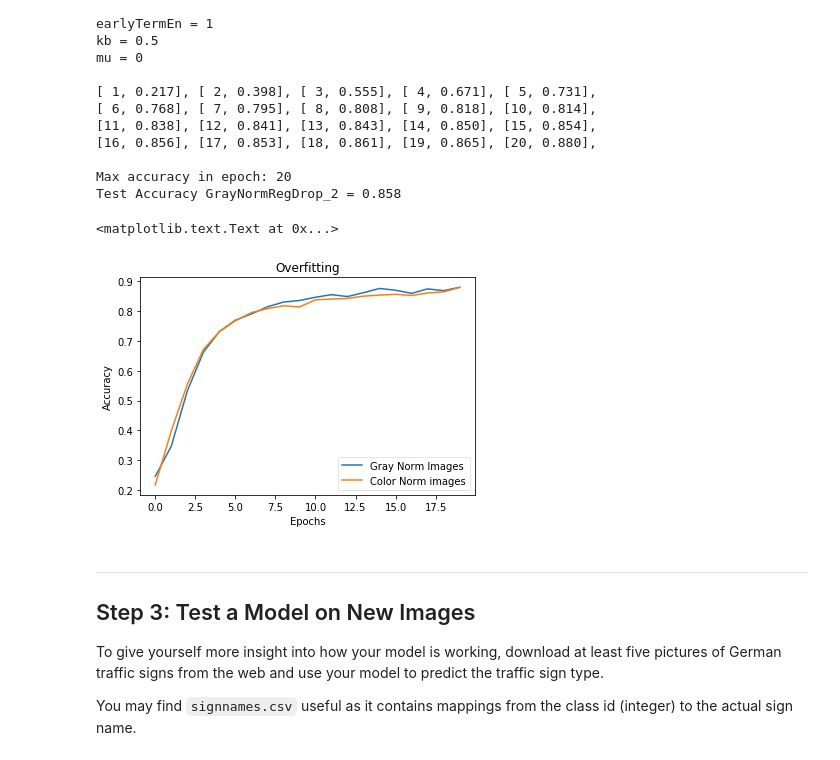
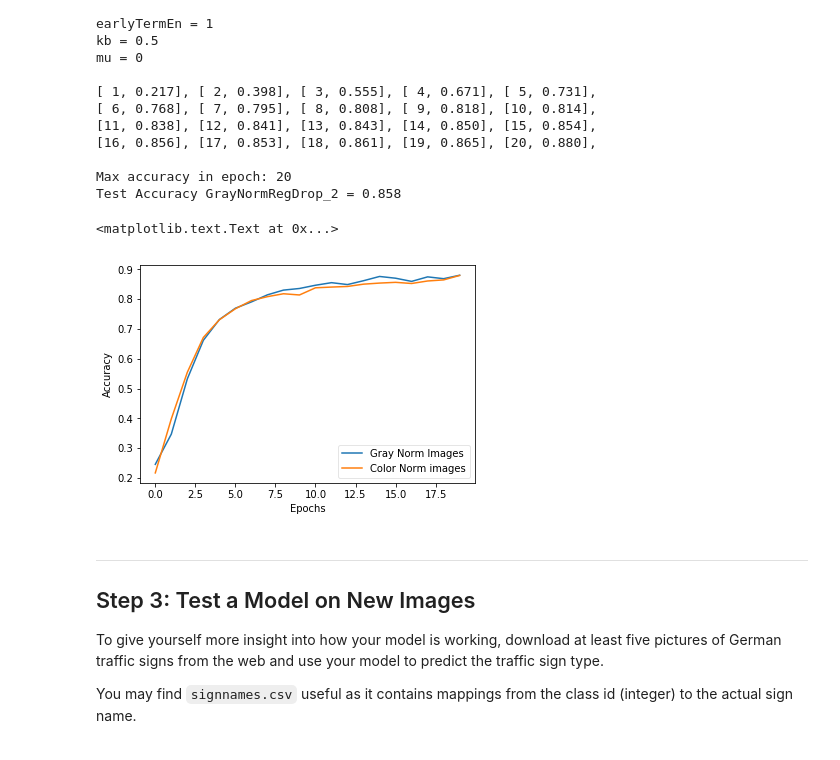
Before and after one commit to edgarcgarzon/CarND-Traffic-Sign-Classifier-P2, a Jupyter notebook: Traffic_Sign_Classifier.ipynb, the cells around one changed output. Drawn from its saved outputs; the diff is of its cells as text; code cells hidden in the pictures.

```diff
--- a/Traffic_Sign_Classifier.ipynb
+++ b/Traffic_Sign_Classifier.ipynb
@@ -532,18 +532,17 @@ Test Accuracy GrayNormRegDrop_2 = 0.858
 # %%
 fig, ax = plt.subplots()
 
 line1, = ax.plot(range(0, len(colorNorm0001_1)) , (colorNorm0001_1),
                  label='Gray Norm Images')
 line1, = ax.plot(range(0, len(colorNorm0001_2)) , (colorNorm0001_2),
                  label='Color Norm images')
 
 ax.legend(loc='best', fancybox=True, framealpha=0.5)
 ax.set_xlabel('Epochs')
 ax.set_ylabel('Accuracy')
-ax.set_title('Overfitting')
 # %% [output]
 <matplotlib.text.Text at 0x...>
-[figure, old version]
+[figure, new version]
 # %% [markdown]
 ---
 
```
